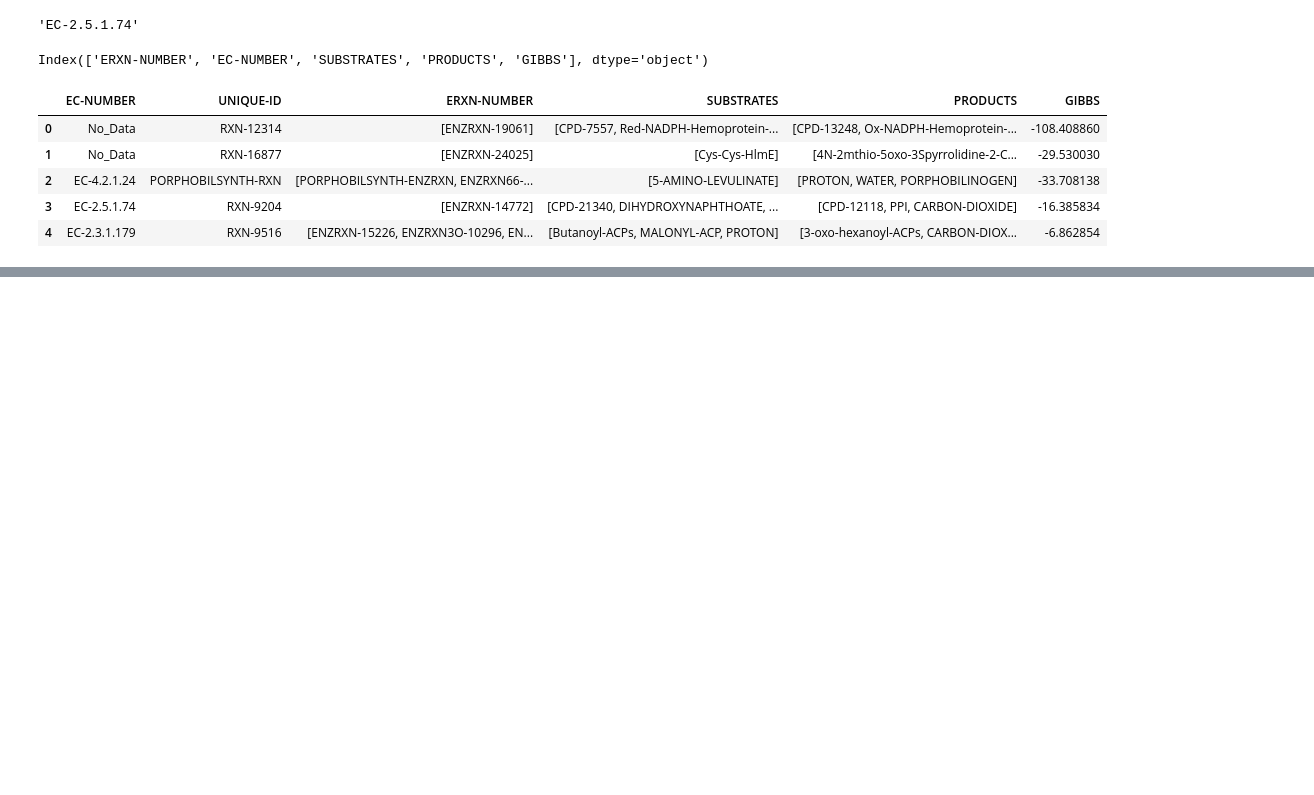
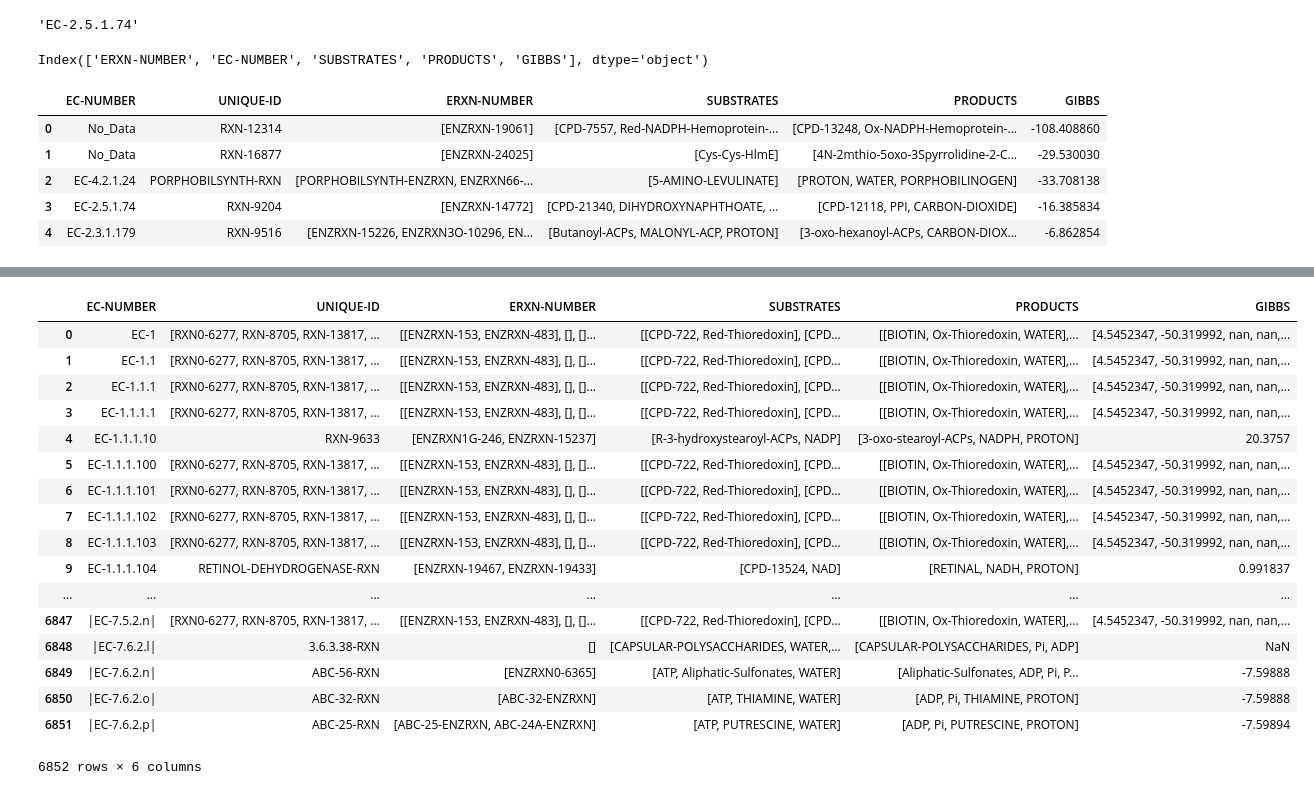
Before and after one commit to metamoles/metamoles, a Jupyter notebook: notebooks/Data_organization.ipynb, the cells around one changed output, grey strips where cells are left out. Saved outputs shown, nothing was run; the diff lists cells and outputs as text; code cells hidden in the pictures; blank space fills up the shorter version.

```diff
--- a/notebooks/Data_organization.ipynb
+++ b/notebooks/Data_organization.ipynb
@@ -395,0 +496,28 @@ df_duplicate
+# %%
+df_sorted_master = pd.DataFrame({'EC-NUMBER' : EC,
+                                'UNIQUE-ID' : ID,
+                                'ERXN-NUMBER' : erxn,
+                                'SUBSTRATES' : subs,
+                                'PRODUCTS' : pdts,
+                                'GIBBS' : gibbs})
+# %%
+df_sorted_master
+# %% [output]
+|  | EC-NUMBER | UNIQUE-ID | ERXN-NUMBER | SUBSTRATES | PRODUCTS | GIBBS |
+| 0 | EC-1 | [RXN0-6277, RXN-8705, RXN-13817, ... | [[ENZRXN-153, ENZRXN-483], [], []... | [[CPD-722, Red-Thioredoxin], [CPD... | [[BIOTIN, Ox-Thioredoxin, WATER],... | [4.5452347, -50.319992, nan, nan,... |
+| 1 | EC-1.1 | [RXN0-6277, RXN-8705, RXN-13817, ... | [[ENZRXN-153, ENZRXN-483], [], []... | [[CPD-722, Red-Thioredoxin], [CPD... | [[BIOTIN, Ox-Thioredoxin, WATER],... | [4.5452347, -50.319992, nan, nan,... |
+| 2 | EC-1.1.1 | [RXN0-6277, RXN-8705, RXN-13817, ... | [[ENZRXN-153, ENZRXN-483], [], []... | [[CPD-722, Red-Thioredoxin], [CPD... | [[BIOTIN, Ox-Thioredoxin, WATER],... | [4.5452347, -50.319992, nan, nan,... |
+| 3 | EC-1.1.1.1 | [RXN0-6277, RXN-8705, RXN-13817, ... | [[ENZRXN-153, ENZRXN-483], [], []... | [[CPD-722, Red-Thioredoxin], [CPD... | [[BIOTIN, Ox-Thioredoxin, WATER],... | [4.5452347, -50.319992, nan, nan,... |
+| 4 | EC-1.1.1.10 | RXN-9633 | [ENZRXN1G-246, ENZRXN-15237] | [R-3-hydroxystearoyl-ACPs, NADP] | [3-oxo-stearoyl-ACPs, NADPH, PROTON] | 20.3757 |
+| 5 | EC-1.1.1.100 | [RXN0-6277, RXN-8705, RXN-13817, ... | [[ENZRXN-153, ENZRXN-483], [], []... | [[CPD-722, Red-Thioredoxin], [CPD... | [[BIOTIN, Ox-Thioredoxin, WATER],... | [4.5452347, -50.319992, nan, nan,... |
+| 6 | EC-1.1.1.101 | [RXN0-6277, RXN-8705, RXN-13817, ... | [[ENZRXN-153, ENZRXN-483], [], []... | [[CPD-722, Red-Thioredoxin], [CPD... | [[BIOTIN, Ox-Thioredoxin, WATER],... | [4.5452347, -50.319992, nan, nan,... |
+| 7 | EC-1.1.1.102 | [RXN0-6277, RXN-8705, RXN-13817, ... | [[ENZRXN-153, ENZRXN-483], [], []... | [[CPD-722, Red-Thioredoxin], [CPD... | [[BIOTIN, Ox-Thioredoxin, WATER],... | [4.5452347, -50.319992, nan, nan,... |
+| 8 | EC-1.1.1.103 | [RXN0-6277, RXN-8705, RXN-13817, ... | [[ENZRXN-153, ENZRXN-483], [], []... | [[CPD-722, Red-Thioredoxin], [CPD... | [[BIOTIN, Ox-Thioredoxin, WATER],... | [4.5452347, -50.319992, nan, nan,... |
+| 9 | EC-1.1.1.104 | RETINOL-DEHYDROGENASE-RXN | [ENZRXN-19467, ENZRXN-19433] | [CPD-13524, NAD] | [RETINAL, NADH, PROTON] | 0.991837 |
+| ... | ... | ... | ... | ... | ... | ... |
+| 6847 | |EC-7.5.2.n| | [RXN0-6277, RXN-8705, RXN-13817, ... | [[ENZRXN-153, ENZRXN-483], [], []... | [[CPD-722, Red-Thioredoxin], [CPD... | [[BIOTIN, Ox-Thioredoxin, WATER],... | [4.5452347, -50.319992, nan, nan,... |
+| 6848 | |EC-7.6.2.l| | 3.6.3.38-RXN | [] | [CAPSULAR-POLYSACCHARIDES, WATER,... | [CAPSULAR-POLYSACCHARIDES, Pi, ADP] | NaN |
+| 6849 | |EC-7.6.2.n| | ABC-56-RXN | [ENZRXN0-6365] | [ATP, Aliphatic-Sulfonates, WATER] | [Aliphatic-Sulfonates, ADP, Pi, P... | -7.59888 |
+| 6850 | |EC-7.6.2.o| | ABC-32-RXN | [ABC-32-ENZRXN] | [ATP, THIAMINE, WATER] | [ADP, Pi, THIAMINE, PROTON] | -7.59888 |
+| 6851 | |EC-7.6.2.p| | ABC-25-RXN | [ABC-25-ENZRXN, ABC-24A-ENZRXN] | [ATP, PUTRESCINE, WATER] | [ADP, Pi, PUTRESCINE, PROTON] | -7.59894 |
+6852 rows × 6 columns
```
Also changed, not shown: parts of 8 cells of this notebook.
